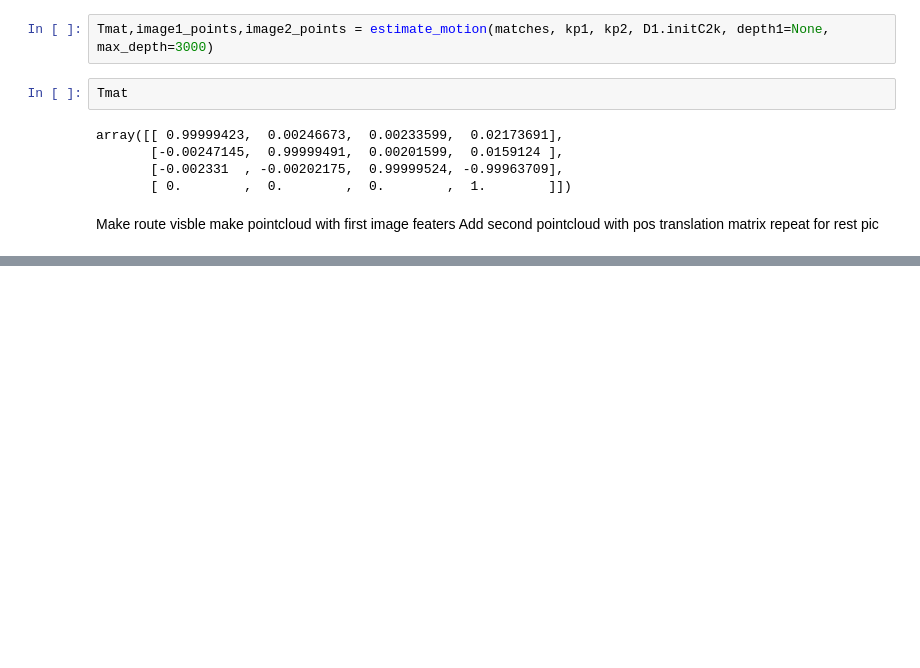
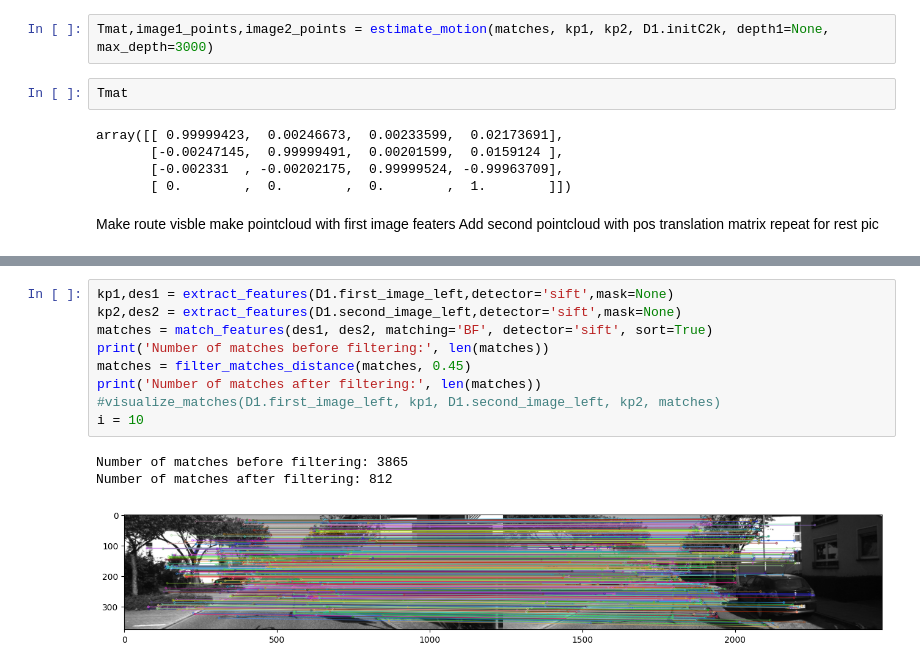
Before and after one commit to Jorin-Post/KITTI_visual_odometry, a Jupyter notebook: KITTI_visual_odometry/Odometry.ipynb, the cells around one changed output, grey strips where cells are left out. Cells and saved outputs as stored; diff of their text form; blank space fills up the shorter version.

```diff
--- a/KITTI_visual_odometry/Odometry.ipynb
+++ b/KITTI_visual_odometry/Odometry.ipynb
@@ -317,0 +472,13 @@ repeat for rest pic
+# %%
+kp1,des1 = extract_features(D1.first_image_left,detector='sift',mask=None)
+kp2,des2 = extract_features(D1.second_image_left,detector='sift',mask=None)
+matches = match_features(des1, des2, matching='BF', detector='sift', sort=True)
+print('Number of matches before filtering:', len(matches))
+matches = filter_matches_distance(matches, 0.45)
+print('Number of matches after filtering:', len(matches))
+#visualize_matches(D1.first_image_left, kp1, D1.second_image_left, kp2, matches)
+i = 10
+# %% [output]
+Number of matches before filtering: 3865
+Number of matches after filtering: 812
+[figure, added]
```
Also changed, not shown: parts of 8 cells of this notebook.
